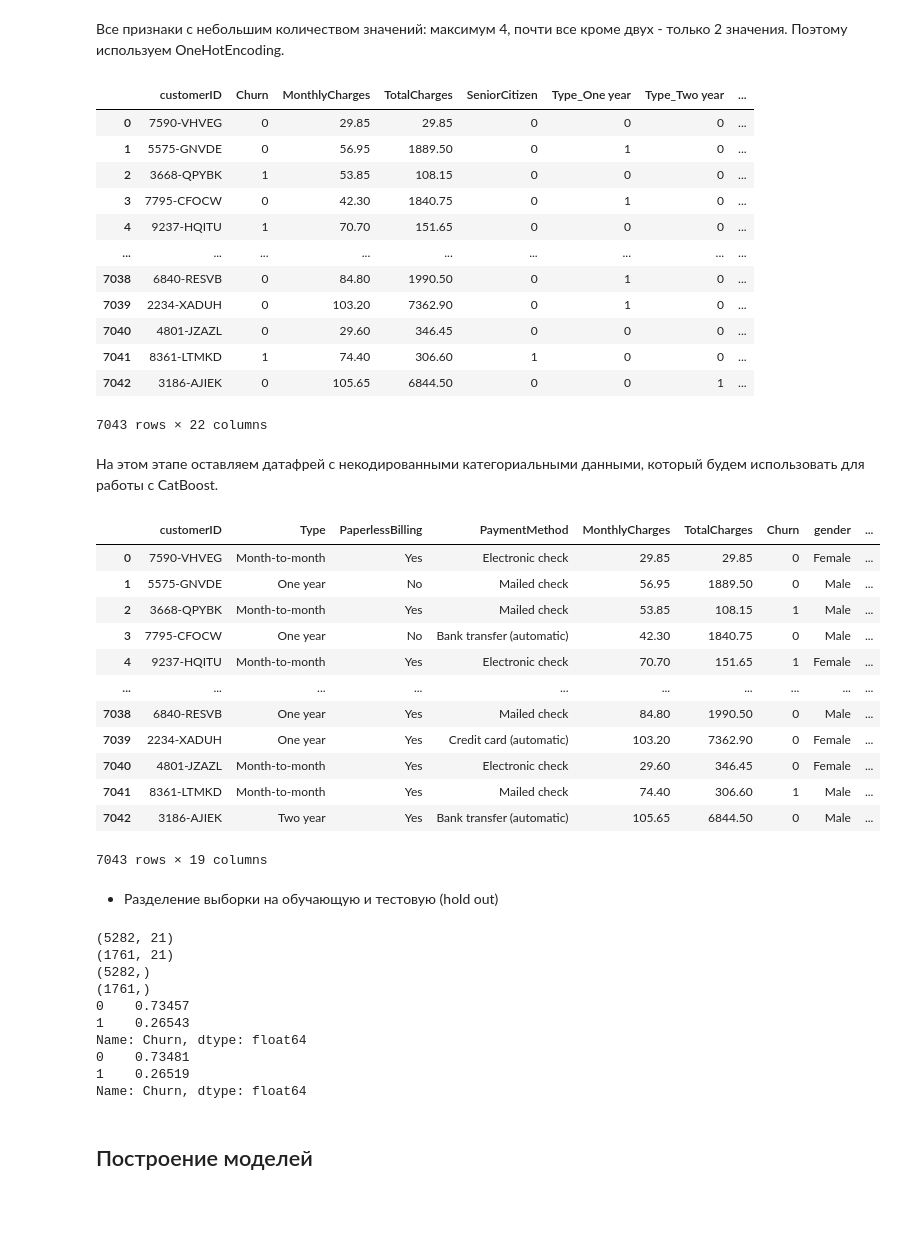
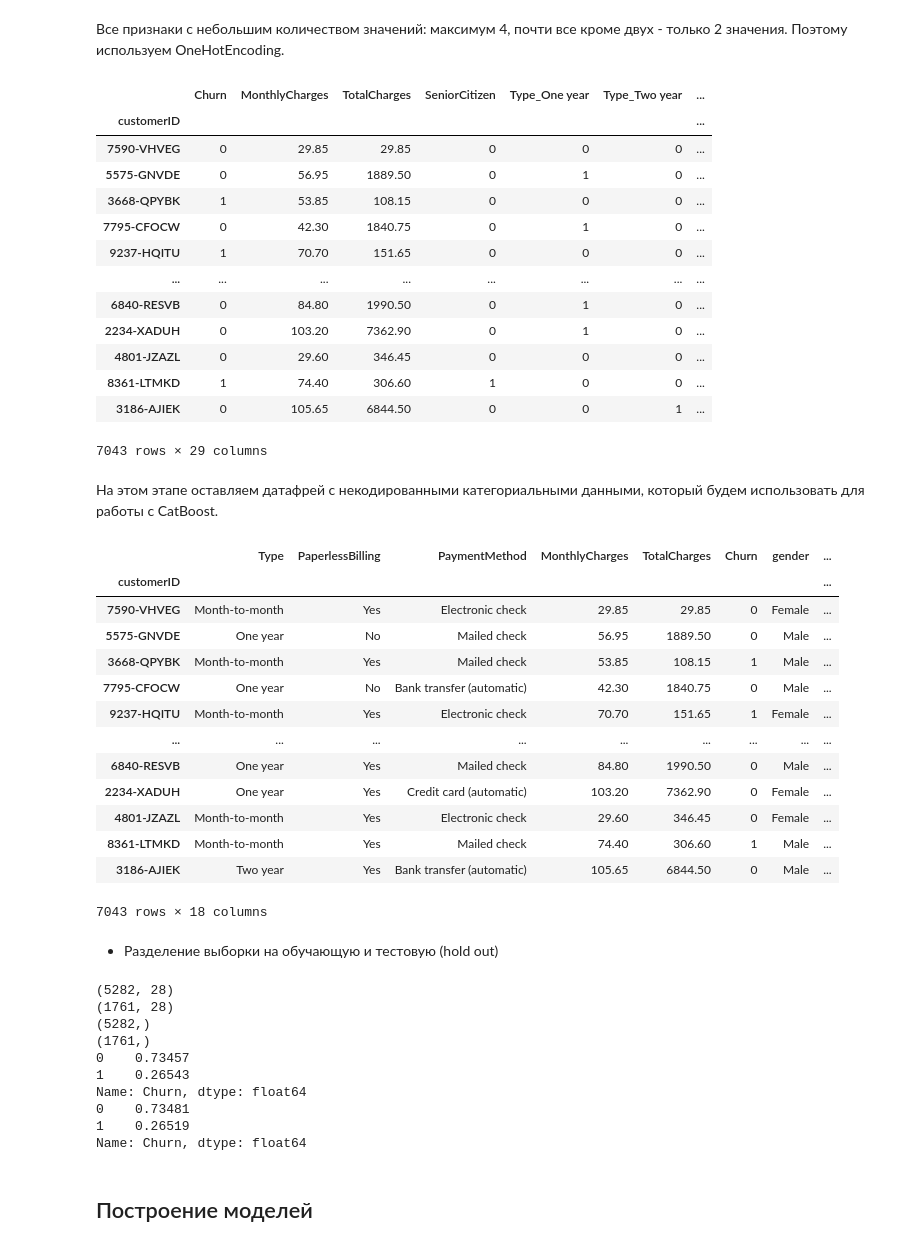
Before and after one commit to mvakhmenin/Yandex.Practicum, a Jupyter notebook: Финальный проект - прогнозирование оттока клиентов/jn.ipynb, the cells around one changed output. Cells and saved outputs as stored; diff of their text form; code cells hidden in the pictures; blank space fills up the shorter version.

```diff
--- a/Финальный проект - прогнозирование оттока клиентов/jn.ipynb
+++ b/Финальный проект - прогнозирование оттока клиентов/jn.ipynb
@@ -361,44 +372,48 @@ df_cb
 Все признаки с небольшим количеством значений: максимум 4, почти все кроме двух - только 2 значения. Поэтому используем OneHotEncoding.
 # %%
 df_cb = df_cb.drop(columns=['BeginDate', 'EndDate'])
-df_ohe = pd.get_dummies(df_cb.drop(columns=['customerID', 'Churn']), drop_first=True)
-df = pd.concat([df_cb[['customerID','Churn']], df_ohe],
+df_cb.set_index('customerID', inplace=True)
+df_cb.fillna(0, inplace=True)
+df_ohe = pd.get_dummies(df_cb.drop(columns=['Churn']), drop_first=True)
+df = pd.concat([df_cb[['Churn']], df_ohe],
                 ignore_index=True, axis=1
 )
-df.columns = ['customerID','Churn'] + list(df_ohe.columns)
+df.columns = ['Churn'] + list(df_ohe.columns)
 df
 # %% [output]
-|  | customerID | Churn | MonthlyCharges | TotalCharges | SeniorCitizen | Type_One year | Type_Two year | ... |
-| 0 | 7590-VHVEG | 0 | 29.85 | 29.85 | 0 | 0 | 0 | ... |
-| 1 | 5575-GNVDE | 0 | 56.95 | 1889.50 | 0 | 1 | 0 | ... |
-| 2 | 3668-QPYBK | 1 | 53.85 | 108.15 | 0 | 0 | 0 | ... |
-| 3 | 7795-CFOCW | 0 | 42.30 | 1840.75 | 0 | 1 | 0 | ... |
-| 4 | 9237-HQITU | 1 | 70.70 | 151.65 | 0 | 0 | 0 | ... |
-| ... | ... | ... | ... | ... | ... | ... | ... | ... |
-| 7038 | 6840-RESVB | 0 | 84.80 | 1990.50 | 0 | 1 | 0 | ... |
-| 7039 | 2234-XADUH | 0 | 103.20 | 7362.90 | 0 | 1 | 0 | ... |
-| 7040 | 4801-JZAZL | 0 | 29.60 | 346.45 | 0 | 0 | 0 | ... |
-| 7041 | 8361-LTMKD | 1 | 74.40 | 306.60 | 1 | 0 | 0 | ... |
-| 7042 | 3186-AJIEK | 0 | 105.65 | 6844.50 | 0 | 0 | 1 | ... |
+|  | Churn | MonthlyCharges | TotalCharges | SeniorCitizen | Type_One year | Type_Two year | ... |
+| customerID |  |  |  |  |  |  | ... |
+| 7590-VHVEG | 0 | 29.85 | 29.85 | 0 | 0 | 0 | ... |
+| 5575-GNVDE | 0 | 56.95 | 1889.50 | 0 | 1 | 0 | ... |
+| 3668-QPYBK | 1 | 53.85 | 108.15 | 0 | 0 | 0 | ... |
+| 7795-CFOCW | 0 | 42.30 | 1840.75 | 0 | 1 | 0 | ... |
+| 9237-HQITU | 1 | 70.70 | 151.65 | 0 | 0 | 0 | ... |
+| ... | ... | ... | ... | ... | ... | ... | ... |
+| 6840-RESVB | 0 | 84.80 | 1990.50 | 0 | 1 | 0 | ... |
+| 2234-XADUH | 0 | 103.20 | 7362.90 | 0 | 1 | 0 | ... |
+| 4801-JZAZL | 0 | 29.60 | 346.45 | 0 | 0 | 0 | ... |
+| 8361-LTMKD | 1 | 74.40 | 306.60 | 1 | 0 | 0 | ... |
+| 3186-AJIEK | 0 | 105.65 | 6844.50 | 0 | 0 | 1 | ... |
-7043 rows × 22 columns
+7043 rows × 29 columns
 # %% [markdown]
 На этом этапе оставляем датафрей с некодированными категориальными данными, который будем использовать для работы с CatBoost.
 # %%
 df_cb
 # %% [output]
-|  | customerID | Type | PaperlessBilling | PaymentMethod | MonthlyCharges | TotalCharges | Churn | gender | ... |
-| 0 | 7590-VHVEG | Month-to-month | Yes | Electronic check | 29.85 | 29.85 | 0 | Female | ... |
-| 1 | 5575-GNVDE | One year | No | Mailed check | 56.95 | 1889.50 | 0 | Male | ... |
-| 2 | 3668-QPYBK | Month-to-month | Yes | Mailed check | 53.85 | 108.15 | 1 | Male | ... |
-| 3 | 7795-CFOCW | One year | No | Bank transfer (automatic) | 42.30 | 1840.75 | 0 | Male | ... |
-| 4 | 9237-HQITU | Month-to-month | Yes | Electronic check | 70.70 | 151.65 | 1 | Female | ... |
-| ... | ... | ... | ... | ... | ... | ... | ... | ... | ... |
-| 7038 | 6840-RESVB | One year | Yes | Mailed check | 84.80 | 1990.50 | 0 | Male | ... |
-| 7039 | 2234-XADUH | One year | Yes | Credit card (automatic) | 103.20 | 7362.90 | 0 | Female | ... |
-| 7040 | 4801-JZAZL | Month-to-month | Yes | Electronic check | 29.60 | 346.45 | 0 | Female | ... |
-| 7041 | 8361-LTMKD | Month-to-month | Yes | Mailed check | 74.40 | 306.60 | 1 | Male | ... |
-| 7042 | 3186-AJIEK | Two year | Yes | Bank transfer (automatic) | 105.65 | 6844.50 | 0 | Male | ... |
+|  | Type | PaperlessBilling | PaymentMethod | MonthlyCharges | TotalCharges | Churn | gender | ... |
+| customerID |  |  |  |  |  |  |  | ... |
+| 7590-VHVEG | Month-to-month | Yes | Electronic check | 29.85 | 29.85 | 0 | Female | ... |
+| 5575-GNVDE | One year | No | Mailed check | 56.95 | 1889.50 | 0 | Male | ... |
+| 3668-QPYBK | Month-to-month | Yes | Mailed check | 53.85 | 108.15 | 1 | Male | ... |
+| 7795-CFOCW | One year | No | Bank transfer (automatic) | 42.30 | 1840.75 | 0 | Male | ... |
+| 9237-HQITU | Month-to-month | Yes | Electronic check | 70.70 | 151.65 | 1 | Female | ... |
+| ... | ... | ... | ... | ... | ... | ... | ... | ... |
+| 6840-RESVB | One year | Yes | Mailed check | 84.80 | 1990.50 | 0 | Male | ... |
+| 2234-XADUH | One year | Yes | Credit card (automatic) | 103.20 | 7362.90 | 0 | Female | ... |
+| 4801-JZAZL | Month-to-month | Yes | Electronic check | 29.60 | 346.45 | 0 | Female | ... |
+| 8361-LTMKD | Month-to-month | Yes | Mailed check | 74.40 | 306.60 | 1 | Male | ... |
+| 3186-AJIEK | Two year | Yes | Bank transfer (automatic) | 105.65 | 6844.50 | 0 | Male | ... |
-7043 rows × 19 columns
+7043 rows × 18 columns
 # %% [markdown]
 * Разделение выборки на обучающую и тестовую (hold out)
 # %%
@@ -422,8 +438,8 @@ print(y_test.shape)
 print(y_train.value_counts(normalize=True))
 print(y_test.value_counts(normalize=True))
 # %% [output]
-(5282, 21)
-(1761, 21)
+(5282, 28)
+(1761, 28)
 (5282,)
 (1761,)
 0    0.73457
```
Also changed, not shown: parts of 19 cells of this notebook, 4 other files.
